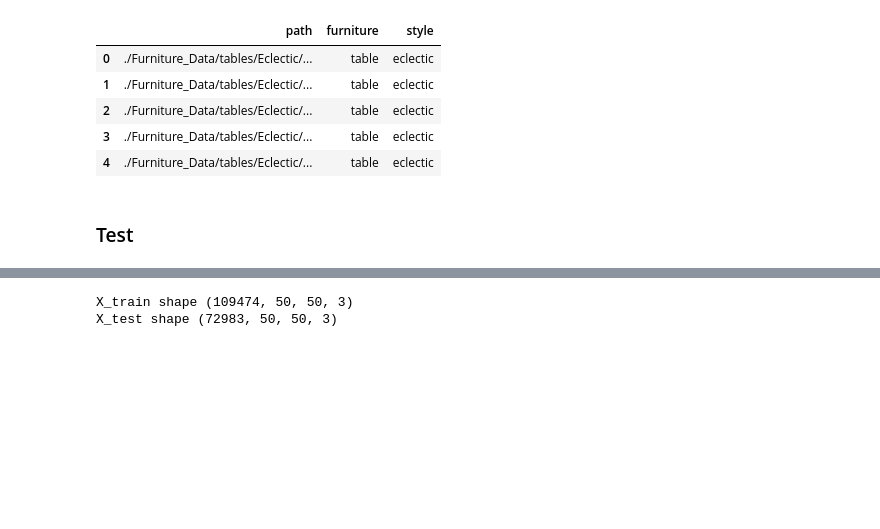
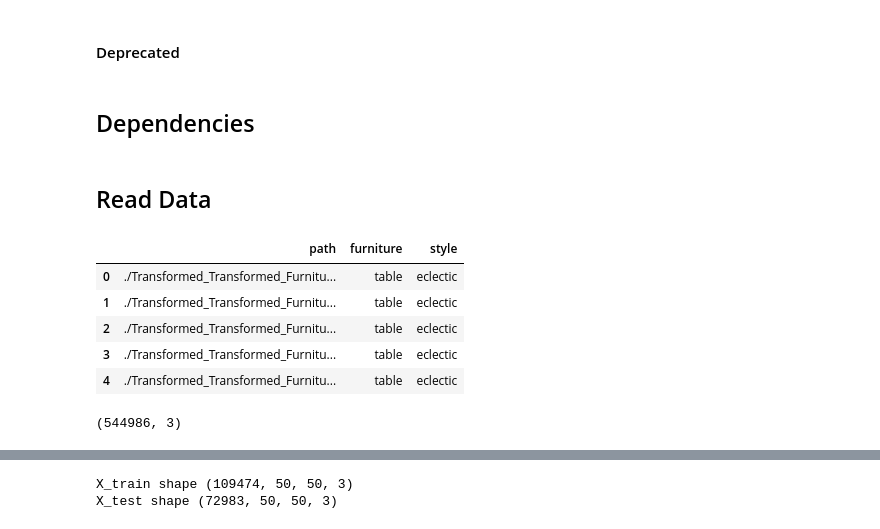
Before and after one commit to soapycattt/COSC2753-MachineLearning, a Jupyter notebook: project-2/Task 2(Training) - Similarity CNN.ipynb, the cells around one changed output, grey strips where cells are left out. Drawn from its saved outputs; the diff is of its cells as text; code cells hidden in the pictures; blank space fills up the shorter version.

```diff
--- a/project-2/Task 2(Training) - Similarity CNN.ipynb
+++ b/project-2/Task 2(Training) - Similarity CNN.ipynb
@@ -0,0 +12,2 @@
+# %% [markdown]
+#### Deprecated
@@ -1,3 +35,5 @@
+# %% [markdown]
+## Dependencies
 # %%
 import pandas as pd
 import tensorflow as tf
@@ -13,19 +50,26 @@ import pyarrow
 
 tqdm.pandas()
+# %% [markdown]
+## Read Data
 # %%
 # Load Dataset
 data_file_path = "./data/transforms.parquet"
 df = pd.read_parquet(data_file_path)
 
 # Note: Numpy array is treated as string here
+df['path'] = df['path'].str.replace('Furniture_Data','Transformed_Furniture_Data')
 df.head()
 # %% [output]
 |  | path | furniture | style |
-| 0 | ./Furniture_Data/tables/Eclectic/... | table | eclectic |
-| 1 | ./Furniture_Data/tables/Eclectic/... | table | eclectic |
-| 2 | ./Furniture_Data/tables/Eclectic/... | table | eclectic |
-| 3 | ./Furniture_Data/tables/Eclectic/... | table | eclectic |
-| 4 | ./Furniture_Data/tables/Eclectic/... | table | eclectic |
+| 0 | ./Transformed_Transformed_Furnitu... | table | eclectic |
+| 1 | ./Transformed_Transformed_Furnitu... | table | eclectic |
+| 2 | ./Transformed_Transformed_Furnitu... | table | eclectic |
+| 3 | ./Transformed_Transformed_Furnitu... | table | eclectic |
+| 4 | ./Transformed_Transformed_Furnitu... | table | eclectic |
+# %%
+df = df[
+# %% [output]
+(544986, 3)
 # %%
 def get_image(img_path):
     img_arr = cv2.imread(img_path)
@@ -42,2 +83,0 @@ df.to_parquet('./data/img.parquet')
-# %% [markdown]
-### Test
```
Also changed, not shown: parts of 36 cells of this notebook, 3 other files.
